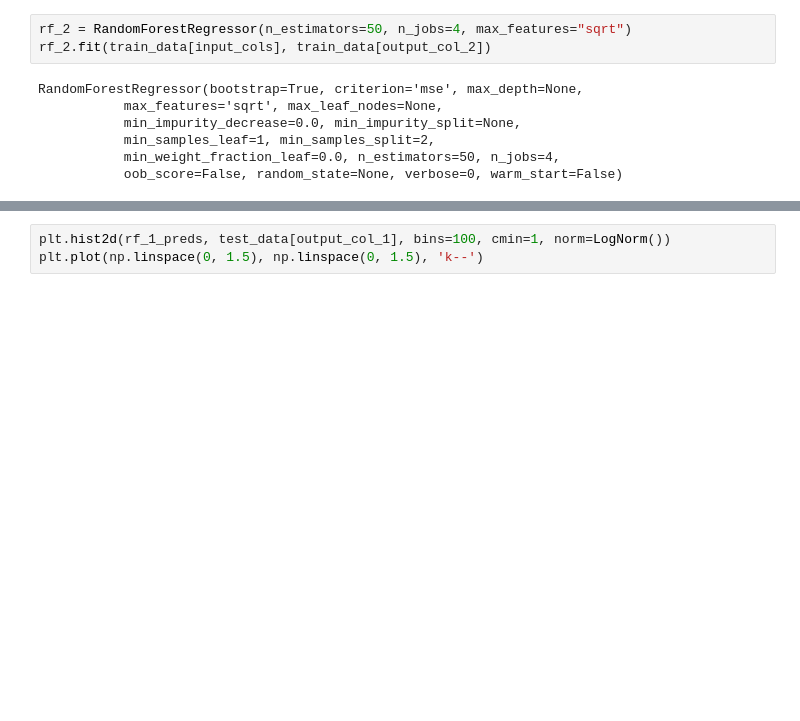
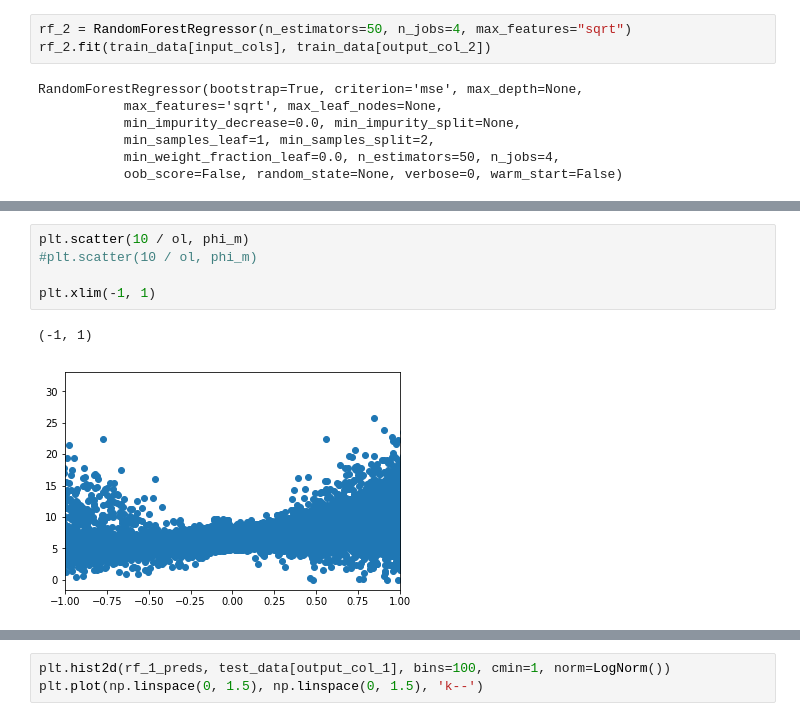
Before and after one commit to NCAR/mlsurfacelayer, a Jupyter notebook: notebooks/Cabauw Random Forests 2.ipynb, the cells around one changed output, grey strips where cells are left out. Cells and saved outputs as stored; diff of their text form; blank space fills up the shorter version.

```diff
--- a/notebooks/Cabauw Random Forests 2.ipynb
+++ b/notebooks/Cabauw Random Forests 2.ipynb
@@ -136,3 +191,11 @@ rf_2_preds = 10 ** rf_2.predict(test_data[input_cols])
+# %%
+plt.scatter(10 / ol, phi_m)
+#plt.scatter(10 / ol, phi_m)
+
+plt.xlim(-1, 1)
+# %% [output]
+(-1, 1)
+[figure, added]
 # %%
 plt.scatter(rf_1_preds, rf_2_preds)
 # %% [output]
```
Also changed, not shown: parts of 24 cells of this notebook.
